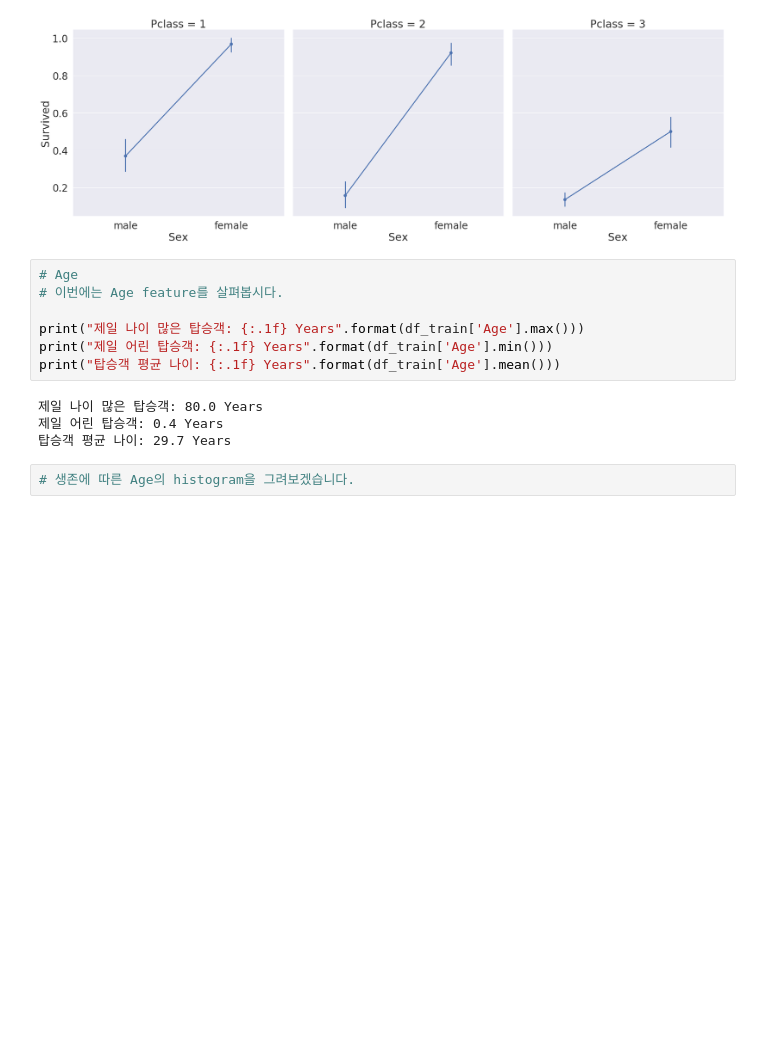
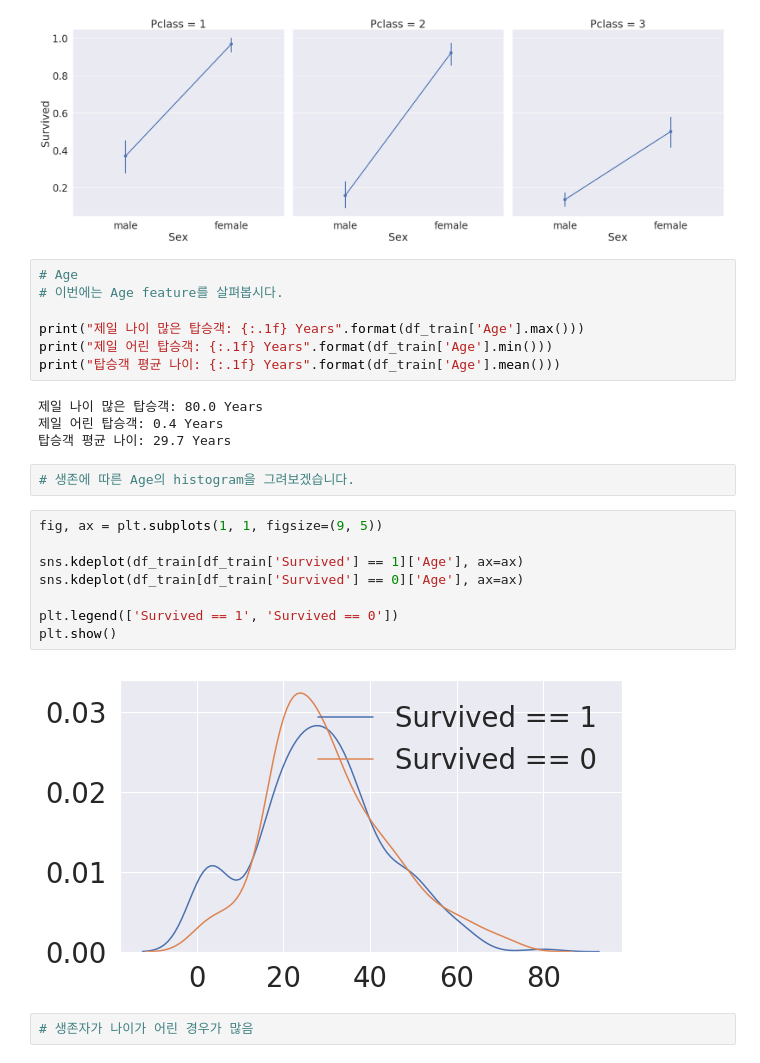
Before and after one commit to jihyunjeongme/data-analysis-kaggle, a Jupyter notebook: [Kaggle_Titanic]_EDA_To_prediction(DieTanic).ipynb, the cells around one changed output. Saved outputs shown, nothing was run; the diff lists cells and outputs as text; blank space fills up the shorter version.

```diff
--- a/[Kaggle_Titanic]_EDA_To_prediction(DieTanic).ipynb
+++ b/[Kaggle_Titanic]_EDA_To_prediction(DieTanic).ipynb
@@ -209,3 +208,15 @@ print("탑승객 평균 나이: {:.1f} Years".format(df_train['Age'].mean()))
 탑승객 평균 나이: 29.7 Years
 # %%
 # 생존에 따른 Age의 histogram을 그려보겠습니다.
+# %%
+fig, ax = plt.subplots(1, 1, figsize=(9, 5))
+
+sns.kdeplot(df_train[df_train['Survived'] == 1]['Age'], ax=ax)
+sns.kdeplot(df_train[df_train['Survived'] == 0]['Age'], ax=ax)
+
+plt.legend(['Survived == 1', 'Survived == 0'])
+plt.show()
+# %% [output]
+[figure, added]
+# %%
+# 생존자가 나이가 어린 경우가 많음
```
Also changed, not shown: parts of 14 cells of this notebook.
